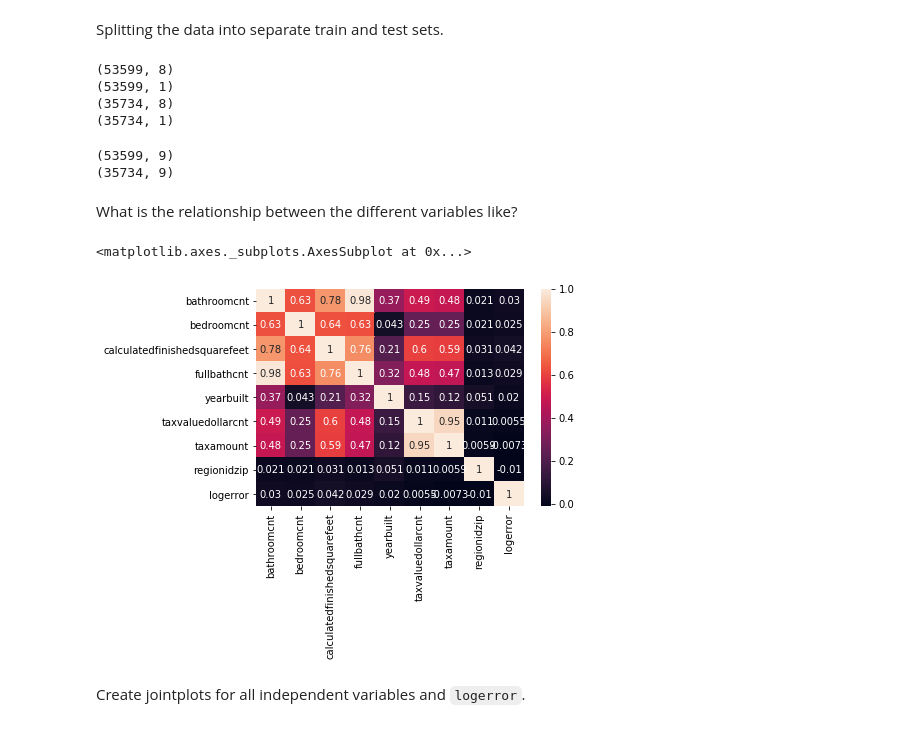
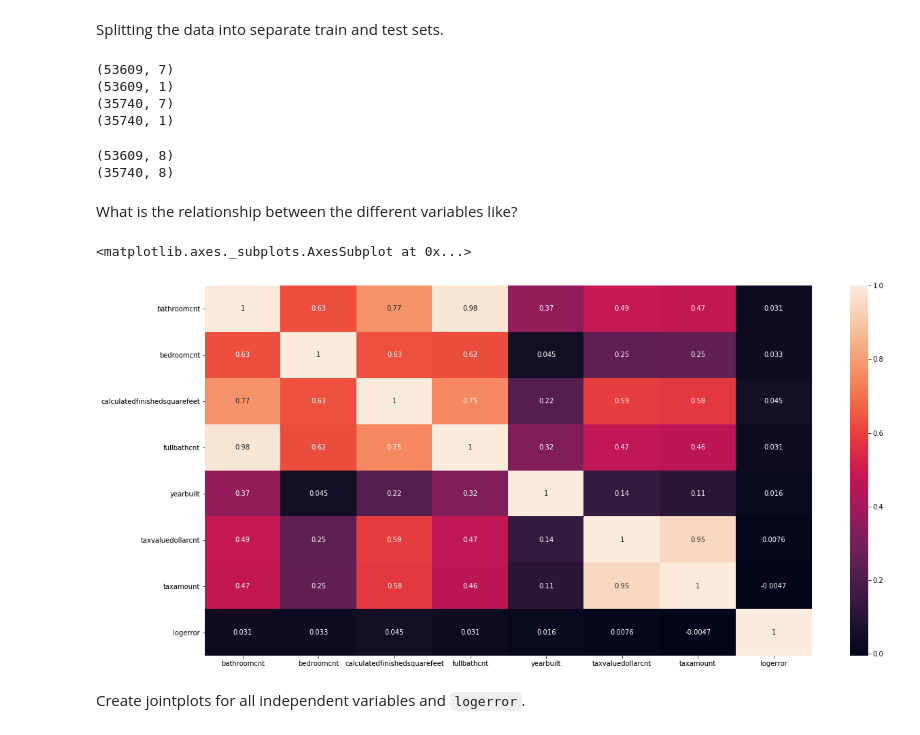
Before and after one commit to matthewzapata/codeup-ds-projects, a Jupyter notebook: regression-project/Regression_Proj_MatthewZapata.ipynb, the cells around one changed output. Drawn from its saved outputs; the diff is of its cells as text; code cells hidden in the pictures.

```diff
--- a/regression-project/Regression_Proj_MatthewZapata.ipynb
+++ b/regression-project/Regression_Proj_MatthewZapata.ipynb
@@ -97,7 +97,9 @@ censustractandblock             float64
 dtypes: float64(52), int64(1), object(5)
 memory usage: 1.3+ GB
 # %%
-properties = all_zillow[['parcelid', 'bathroomcnt', 'bedroomcnt', 'calculatedfinishedsquarefeet', 'fullbathcnt', 'garagecarcnt', 'roomcnt', 'yearbuilt', 'taxvaluedollarcnt', 'taxamount', 'regionidzip']]
+properties = all_zillow[['parcelid', 'bathroomcnt', 'bedroomcnt', 'calculatedfinishedsquarefeet', 'fullbathcnt', 'garagecarcnt', 'roomcnt', 'yearbuilt', 'taxvaluedollarcnt', 'taxamount'
+#                          , 'regionidzip'
+                        ]]
 properties.info()
 # %% [output]
 <class 'pandas.core.frame.DataFrame'>
@@ -447,6 +462,8 @@ joined.describe()
 # %% [markdown]
 Removing the remaining rows that have null values.
 # %%
-joined_nonull = joined.dropna(subset=['yearbuilt', 'taxvaluedollarcnt', 'taxamount', 'regionidzip', 'calculatedfinishedsquarefeet', 'fullbathcnt'])
+joined_nonull = joined.dropna(subset=['yearbuilt', 'taxvaluedollarcnt', 'taxamount',
+#                                       'regionidzip',
+                                      'calculatedfinishedsquarefeet', 'fullbathcnt'])
 joined_nonull.count()
 # %% [output]
@@ -574,8 +603,11 @@ normalized_zillow.describe()
 # %% [markdown]
 Splitting the data into separate train and test sets.
 # %%
-X = normalized_zillow.drop(['parcelid', 'logerror'], axis=1)
-y = normalized_zillow[['logerror']]
+# X = normalized_zillow.drop(['parcelid', 'logerror'], axis=1)
+# y = normalized_zillow[['logerror']]
+
+X = joined_nonull.drop(['parcelid', 'logerror'], axis=1)
+y = joined_nonull[['logerror']]
 # %%
 X_train, X_test, y_train, y_test = train_test_split(X, y, train_size=.60)
 # %%
@@ -584,10 +616,10 @@ print(y_train.shape)
 print(X_test.shape)
 print(y_test.shape)
 # %% [output]
-(53599, 8)
-(53599, 1)
-(35734, 8)
-(35734, 1)
+(53609, 7)
+(53609, 1)
+(35740, 7)
+(35740, 1)
 # %%
 train = pd.concat([X_train, y_train], axis=1)
 test = pd.concat([X_test, y_test], axis=1)
@@ -595,15 +627,16 @@ test = pd.concat([X_test, y_test], axis=1)
 print(train.shape)
 print(test.shape)
 # %% [output]
-(53599, 9)
-(35734, 9)
+(53609, 8)
+(35740, 8)
 # %% [markdown]
 What is the relationship between the different variables like?
 # %%
+plt.figure(figsize=(20,10))
 sns.heatmap(train.corr(), annot=True)
 # %% [output]
 <matplotlib.axes._subplots.AxesSubplot at 0x...>
-[figure, old version]
+[figure, new version]
 # %% [markdown]
 Create jointplots for all independent variables and `logerror`.
 # %%
```
Also changed, not shown: parts of 65 cells of this notebook.
